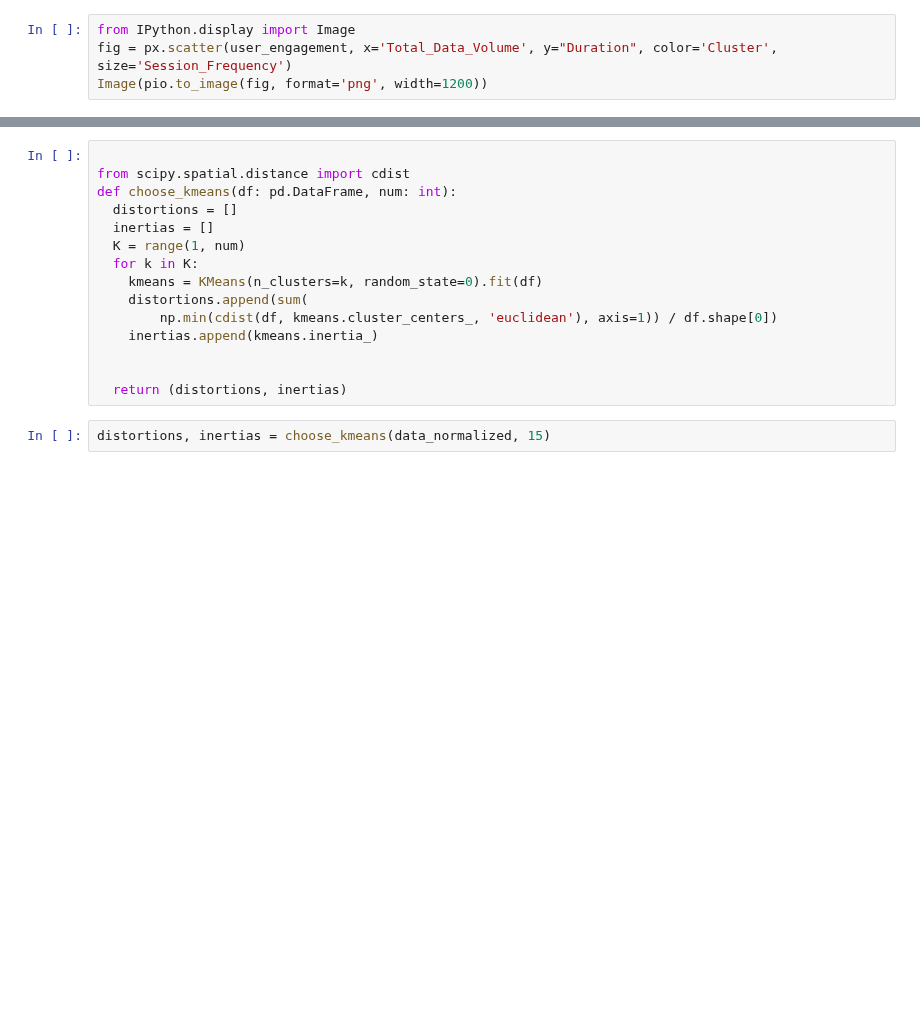
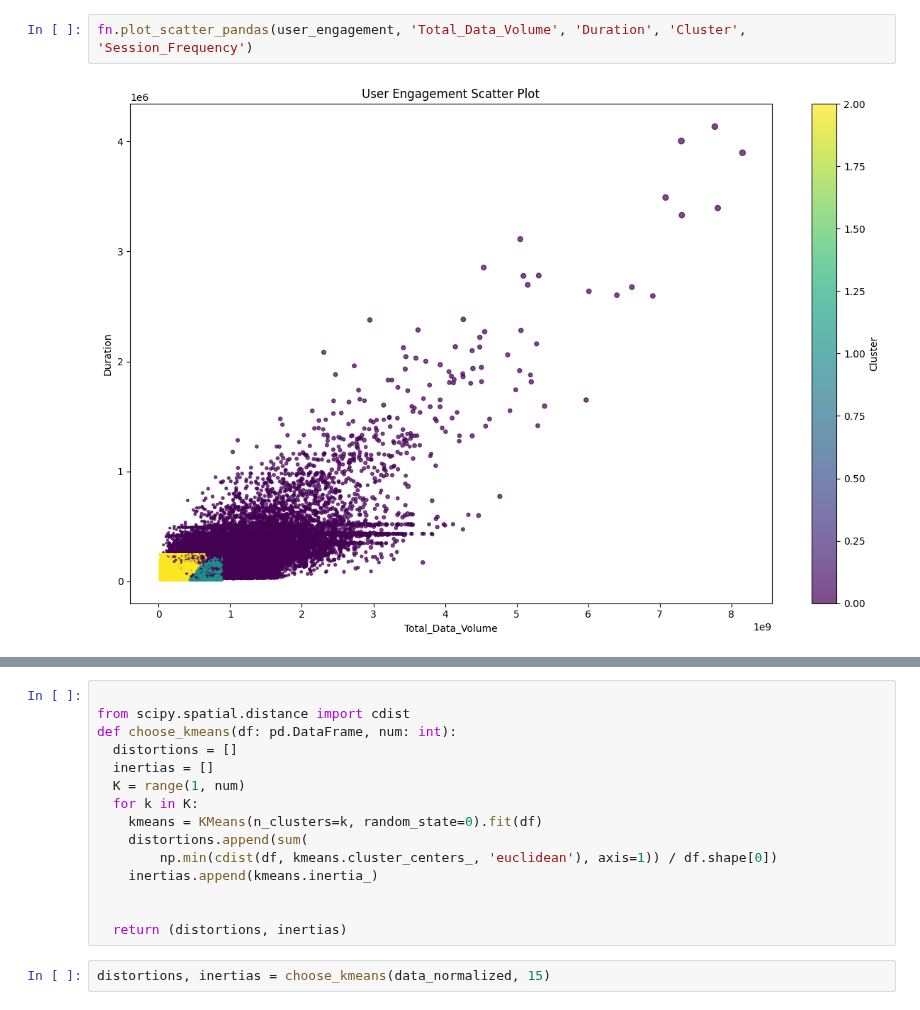
Before and after one commit to YonatanMoges/user-overview-analysis, a Jupyter notebook: notebook/user_engagement.ipynb, the cells around one changed output, grey strips where cells are left out. Cells and saved outputs as stored; diff of their text form; blank space fills up the shorter version.

```diff
--- a/notebook/user_engagement.ipynb
+++ b/notebook/user_engagement.ipynb
@@ -62,7 +137,7 @@ user_engagement['Cluster'].value_counts()
-# %%
-from IPython.display import Image
-fig = px.scatter(user_engagement, x='Total_Data_Volume', y="Duration", color='Cluster', size='Session_Frequency')
-Image(pio.to_image(fig, format='png', width=1200))
+# %%
+fn.plot_scatter_pandas(user_engagement, 'Total_Data_Volume', 'Duration', 'Cluster', 'Session_Frequency')
+# %% [output]
+[figure, added]
 # %%
 #Compute the minimum, maximum, average & total non-normalized metrics for each cluster.
 
```
Also changed, not shown: parts of 25 cells of this notebook, 3 other files.
